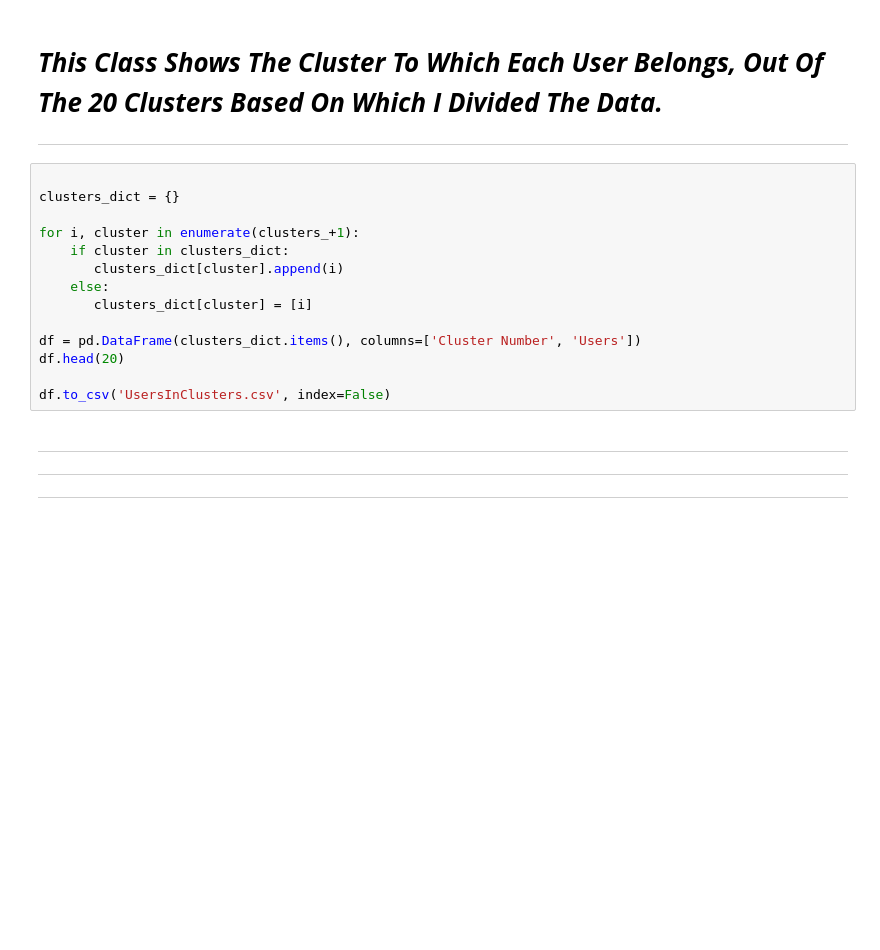
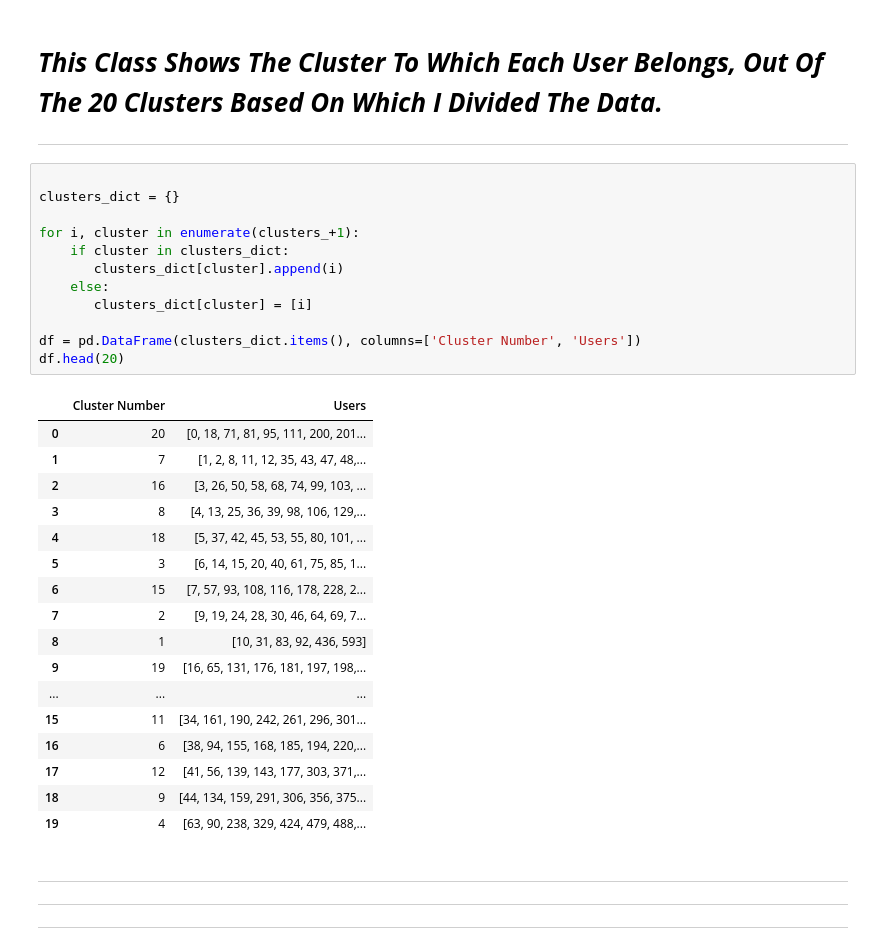
Before and after one commit to mohammed21kamall/Graduation-Project, a Jupyter notebook: Model AI/Collabirative Filtering/K_Means Clusering & KNN.ipynb, the cells around one changed output. Saved outputs shown, nothing was run; the diff lists cells and outputs as text; blank space fills up the shorter version.

```diff
--- a/Model AI/Collabirative Filtering/K_Means Clusering & KNN.ipynb
+++ b/Model AI/Collabirative Filtering/K_Means Clusering & KNN.ipynb
@@ -245,17 +245,33 @@ Silhouette Score: 0.4814965476404745
 # %%
 
 clusters_dict = {}
 
 for i, cluster in enumerate(clusters_+1):
     if cluster in clusters_dict:
        clusters_dict[cluster].append(i)
     else:
        clusters_dict[cluster] = [i]
 
 df = pd.DataFrame(clusters_dict.items(), columns=['Cluster Number', 'Users'])
 df.head(20)
-
-df.to_csv('UsersInClusters.csv', index=False)
+# %% [output]
+|  | Cluster Number | Users |
+| 0 | 20 | [0, 18, 71, 81, 95, 111, 200, 201... |
+| 1 | 7 | [1, 2, 8, 11, 12, 35, 43, 47, 48,... |
+| 2 | 16 | [3, 26, 50, 58, 68, 74, 99, 103, ... |
+| 3 | 8 | [4, 13, 25, 36, 39, 98, 106, 129,... |
+| 4 | 18 | [5, 37, 42, 45, 53, 55, 80, 101, ... |
+| 5 | 3 | [6, 14, 15, 20, 40, 61, 75, 85, 1... |
+| 6 | 15 | [7, 57, 93, 108, 116, 178, 228, 2... |
+| 7 | 2 | [9, 19, 24, 28, 30, 46, 64, 69, 7... |
+| 8 | 1 | [10, 31, 83, 92, 436, 593] |
+| 9 | 19 | [16, 65, 131, 176, 181, 197, 198,... |
+| ... | ... | ... |
+| 15 | 11 | [34, 161, 190, 242, 261, 296, 301... |
+| 16 | 6 | [38, 94, 155, 168, 185, 194, 220,... |
+| 17 | 12 | [41, 56, 139, 143, 177, 303, 371,... |
+| 18 | 9 | [44, 134, 159, 291, 306, 356, 375... |
+| 19 | 4 | [63, 90, 238, 329, 424, 479, 488,... |
 # %% [markdown]
 
 
```
